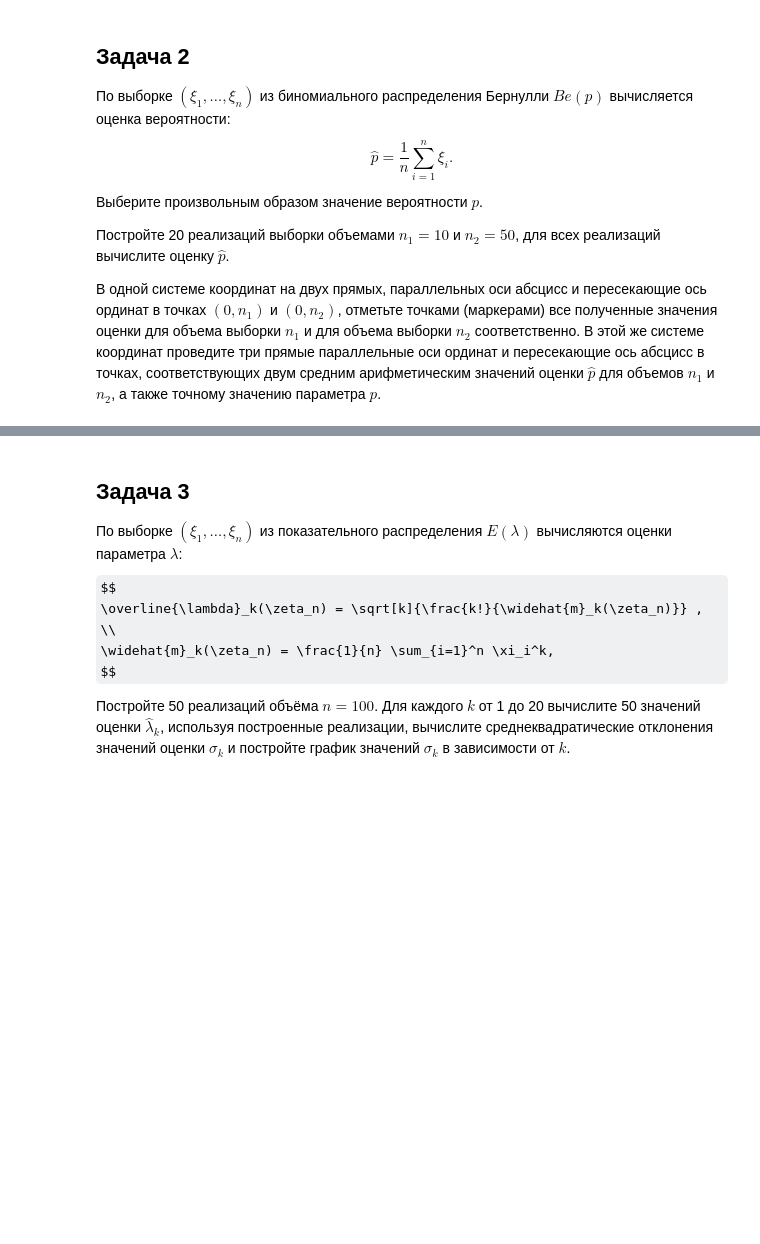
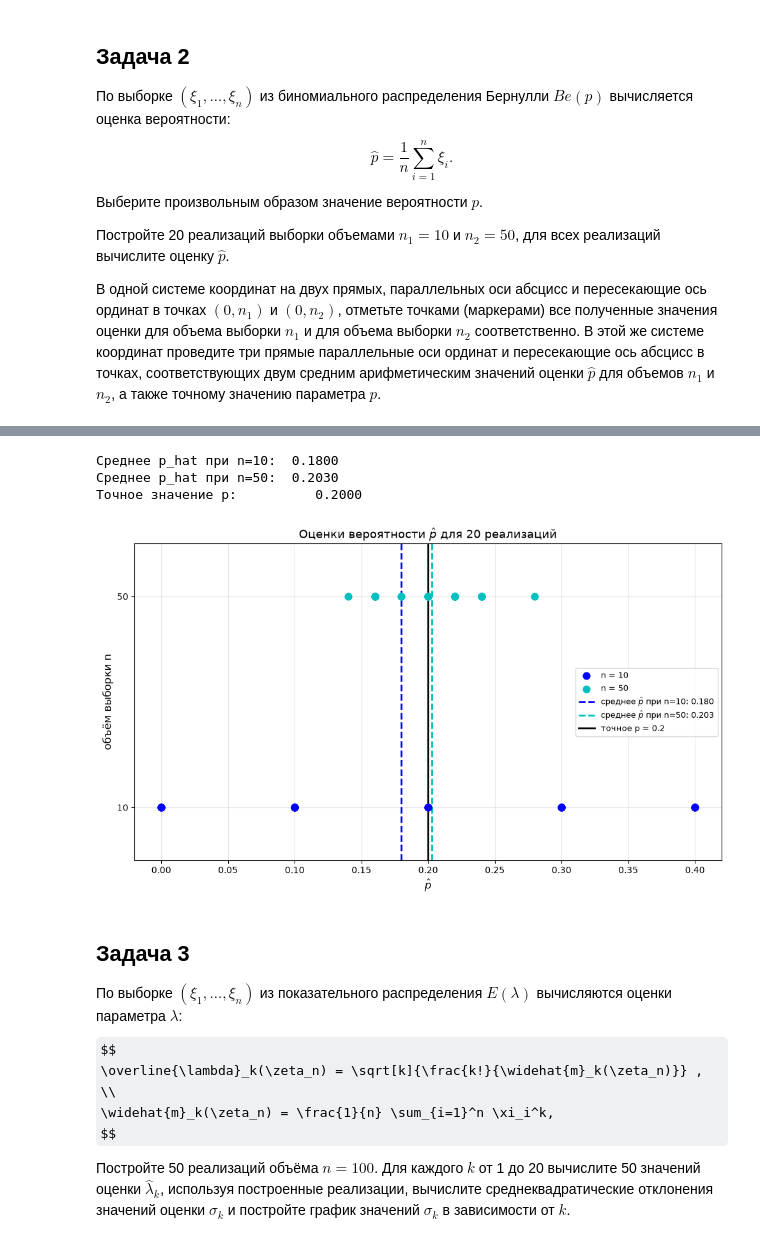
Before and after one commit to wowaq/mpei_7, a Jupyter notebook: Лабораторная работа 1.ipynb, the cells around one changed output, grey strips where cells are left out. Saved outputs shown, nothing was run; the diff lists cells and outputs as text; code cells hidden in the pictures; some formulas as TeX source; blank space fills up the shorter version.

```diff
--- a/Лабораторная работа 1.ipynb
+++ b/Лабораторная работа 1.ipynb
@@ -76,3 +246,53 @@ pyplot.grid()
+# %%
+# Параметры задачи
+p = 0.2
+n_1, n_2 = 10, 50
+N = 20          # количество реализаций
+
+# 20 реализаций выборок и оценки p_hat для каждого объёма
+p_hat_1 = numpy.array([stats.bernoulli.rvs(p, size=n_1).mean() for _ in range(N)])
+p_hat_2 = numpy.array([stats.bernoulli.rvs(p, size=n_2).mean() for _ in range(N)])
+
+# Средние арифметические оценок
+mean_1 = p_hat_1.mean()
+mean_2 = p_hat_2.mean()
+
+print(f'Среднее p_hat при n={n_1}:  {mean_1:.4f}')
+print(f'Среднее p_hat при n={n_2}:  {mean_2:.4f}')
+print(f'Точное значение p:          {p:.4f}')
+
+# График
+fig, ax = pyplot.subplots(figsize=(10, 6))
+
+# Точки: оценка p_hat для каждой реализации
+ax.scatter(p_hat_1, [n_1] * N, color='b', s=60, zorder=3,
+           label=f'n = {n_1}')
+ax.scatter(p_hat_2, [n_2] * N, color='c', s=60, zorder=3,
+           label=f'n = {n_2}')
+
+# Три вертикальные прямые на всю высоту графика
+ax.axvline(mean_1, color='b', linestyle='--', linewidth=2,
+           label=f'среднее $\\hat{{p}}$ при n={n_1}: {mean_1:.3f}')
+ax.axvline(mean_2, color='c', linestyle='--', linewidth=2,
+           label=f'среднее $\\hat{{p}}$ при n={n_2}: {mean_2:.3f}')
+ax.axvline(p, color='k', linestyle='-', linewidth=2,
+           label=f'точное p = {p}')
+
+ax.set_xlabel('$\\hat{p}$', fontsize=12)
+ax.set_ylabel('объём выборки n', fontsize=12)
+ax.set_title('Оценки вероятности $\\hat{p}$ для 20 реализаций', fontsize=13)
+ax.set_yticks([n_1, n_2])
+ax.set_ylim(0, n_2 + 10)
+ax.grid(True, alpha=0.3)
+ax.legend(fontsize=9, loc='center right')
+
+pyplot.tight_layout()
+pyplot.show()
+# %% [output]
+Среднее p_hat при n=10:  0.1800
+Среднее p_hat при n=50:  0.2030
+Точное значение p:          0.2000
+[figure, added]
 # %% [markdown]
 ## Задача 3
 
```
Also changed, not shown: parts of 16 cells of this notebook, 3 other files.
